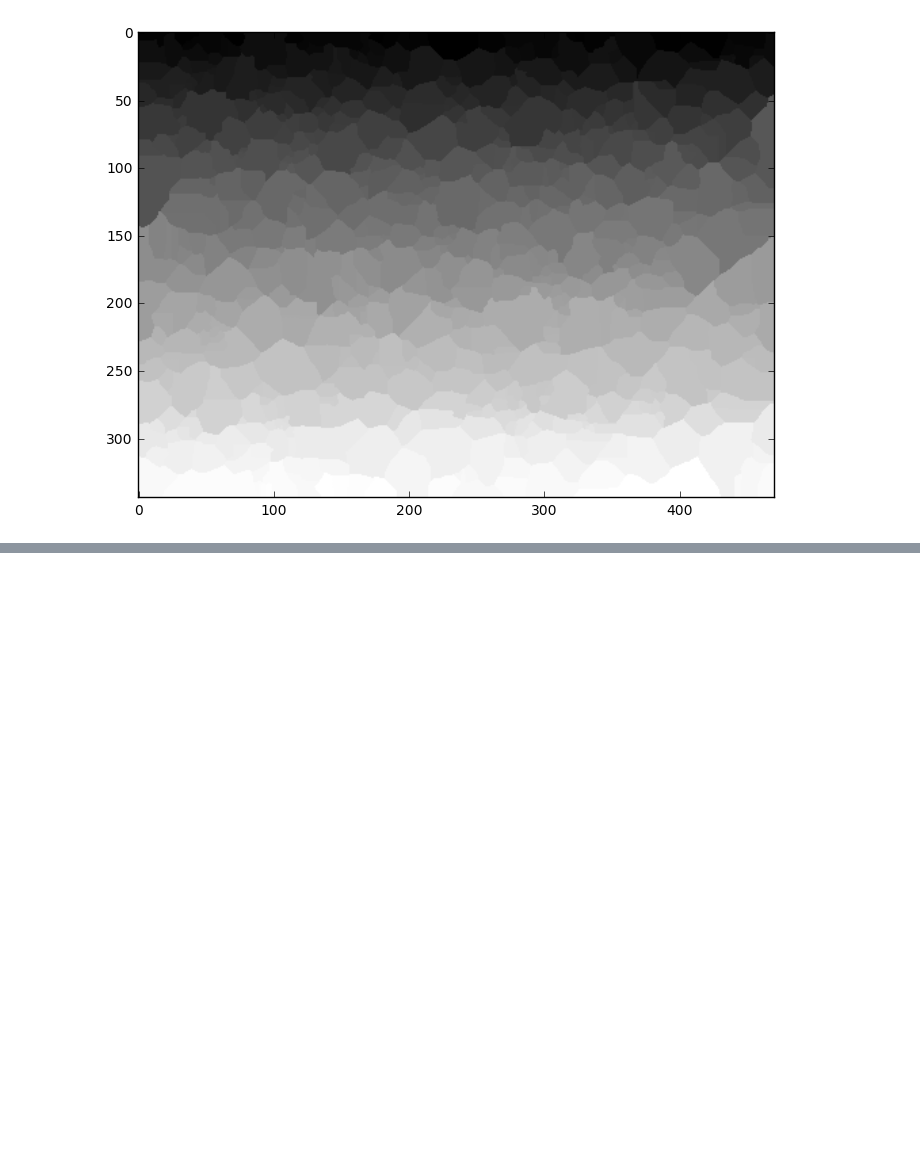
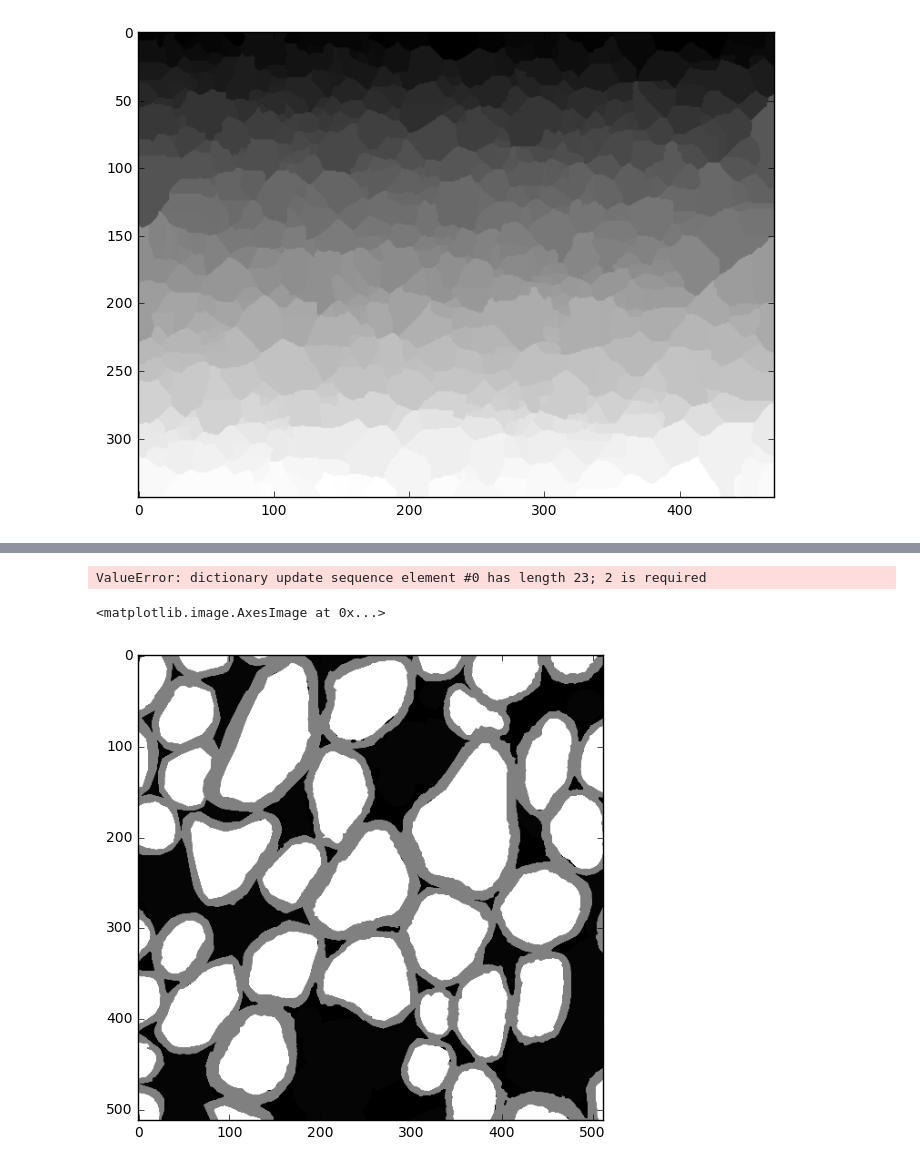
Before and after one commit to axondeepseg/axondeepseg, a Jupyter notebook: notebooks/in_progress/ADS_metrics_extraction.ipynb, the cells around one changed output, grey strips where cells are left out. Saved outputs shown, nothing was run; the diff lists cells and outputs as text; code cells hidden in the pictures; blank space fills up the shorter version.

```diff
--- a/notebooks/in_progress/ADS_post_proc.ipynb
+++ b/notebooks/in_progress/ADS_metrics_extraction.ipynb
@@ -192,0 +230,13 @@ plt.imshow(labels, cmap='gray')
+# %%
+dict(aaa)
+# %% [output]
+ValueError: dictionary update sequence element #0 has length 23; 2 is required
+# %%
+# Aggregate metrics script
+
+prediction = plt.imread('/Users/alzaia/Dropbox/figures_ADS/mask_3.png')
+plt.figure(figsize=(10,6))
+plt.imshow(prediction, cmap='gray')
+# %% [output]
+<matplotlib.image.AxesImage at 0x...>
+[figure, added]
```
Also changed, not shown: parts of 8 cells of this notebook.
